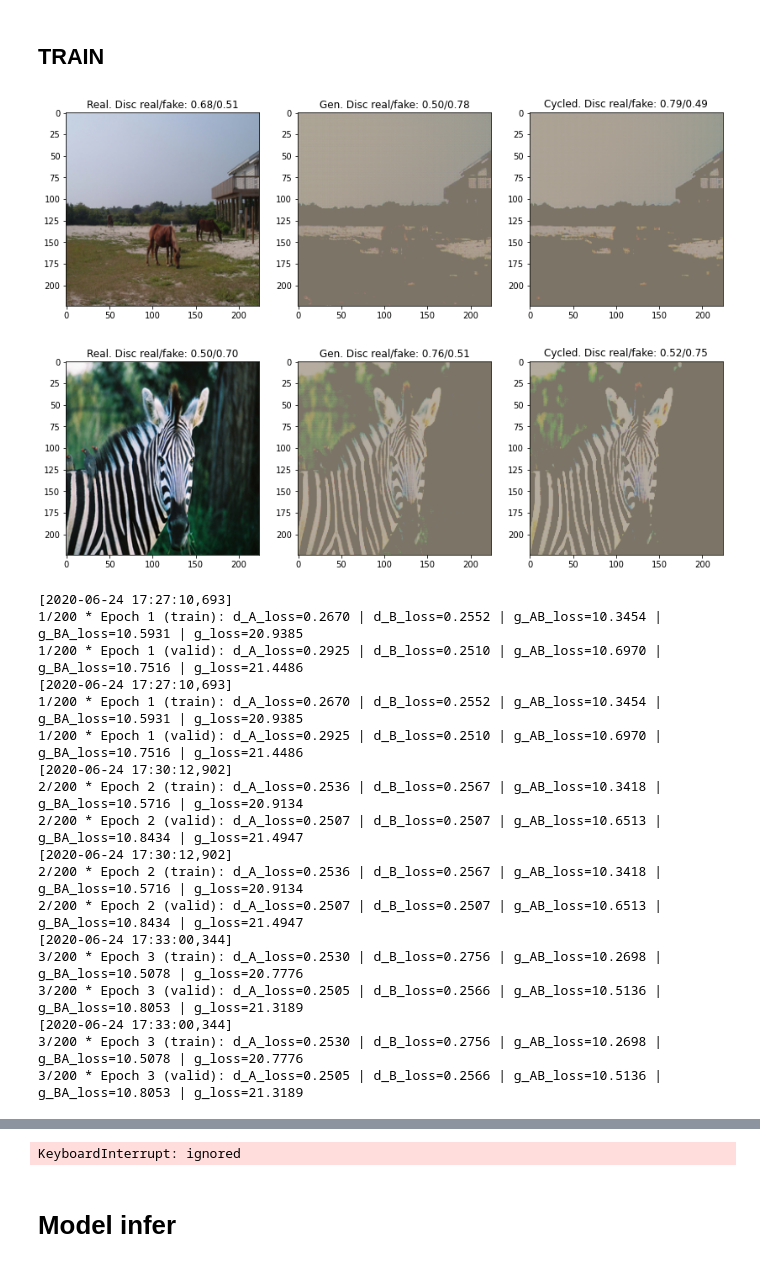
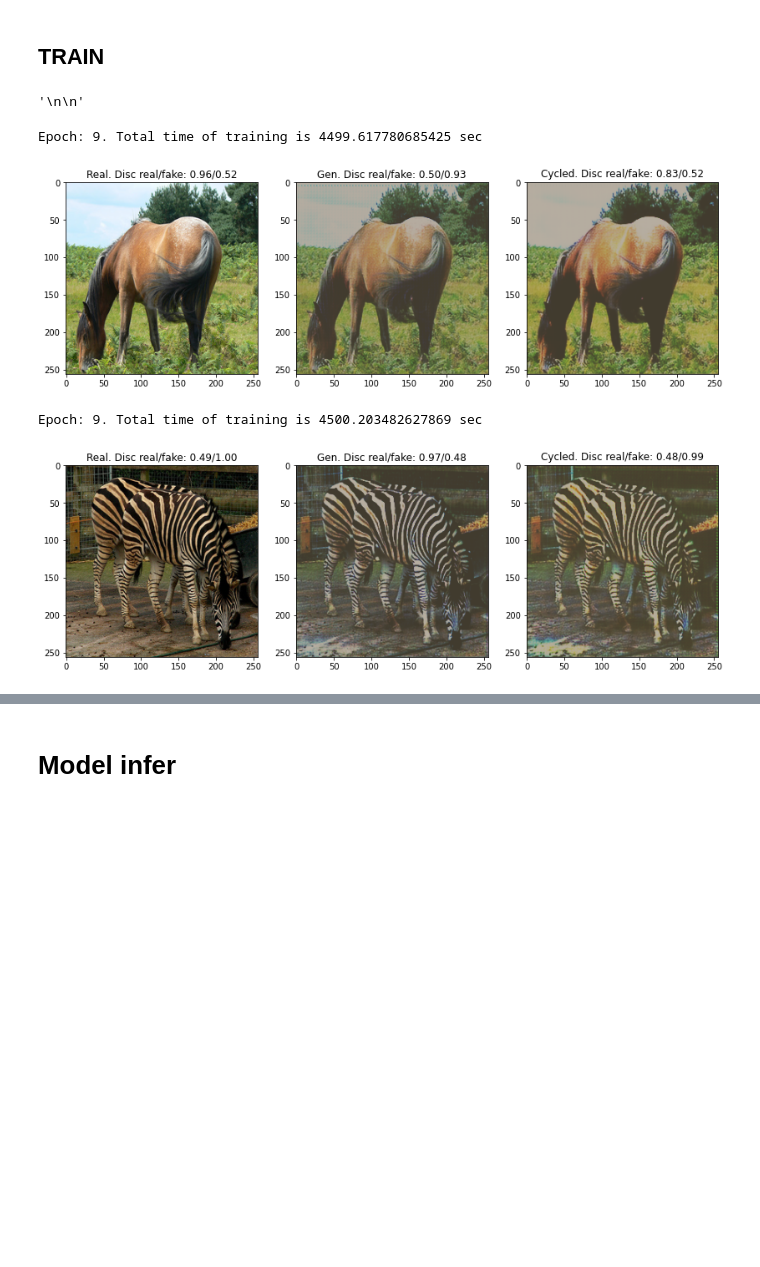
Before and after one commit to xxFirefly/CycleGAN, a Jupyter notebook: myCycleGAN.ipynb, the cells around one changed output, grey strips where cells are left out. Cells and saved outputs as stored; diff of their text form; code cells hidden in the pictures; blank space fills up the shorter version.

```diff
--- a/myCycleGAN.ipynb
+++ b/myCycleGAN.ipynb
@@ -592,9 +635,10 @@ optimizer = {
 # %%
-dummy = torch.ones(4, 3, 224, 224)
+dummy = torch.ones(1, 3, 256, 256)
 pred = g_AB(dummy)
-pred2 = g_BA(dummy)
-torch.cat((pred, pred2), axis = 0).shape
+#pred2 = g_BA(dummy)
+#torch.cat((pred, pred2), axis = 0).shape
 
-loss = nn.MSELoss()
-loss(dummy, torch.tensor(0))
+#loss = nn.MSELoss()
+#loss(dummy, torch.tensor(0))
+pred.shape
 # %% [output]
@@ -603,5 +646,11 @@ tensor(1.)
 # %% [markdown]
 ## TRAIN
+# %%
+dataset = iter(loaders["valid"])
+batch = next(dataset)
+# %%
+HORSE = batch['image'].cuda()
+ZEBRA = batch['B_image'].cuda()
 # %%
 from catalyst.dl import Callback, CallbackOrder, IRunner
 from IPython.display import clear_output
@@ -833,44 +971,32 @@ class GANRunner(dl.Runner):
+# %%
+logdir = "./logs_gan"
+
+callbacks = [
+    CustomInferCallback(50),
+]
+
+runner = GANRunner()
+
+
+"""
+
+"""
+# %% [output]
+'\n\n'
 # %%
-logdir = "./logs_gan"
-
-callbacks = [
-    CustomInferCallback(3),
-]
-
-runner = GANRunner()
 runner.train(
     model=model,
     optimizer=optimizer,
     loaders=loaders,
     callbacks=callbacks,
-    main_metric="g_loss",
+    main_metric="g_AB_loss",
     num_epochs=200,
     check=False,
     verbose=False,
     logdir=logdir,
 )
-
-"""
-
-"""
 # %% [output]
+Epoch: 9. Total time of training is 4499.617780685425 sec
-[figure, old version]
+[figure, new version]
+Epoch: 9. Total time of training is 4500.203482627869 sec
-[figure, old version]
+[figure, new version]
-[2020-06-24 17:27:10,693]
-1/200 * Epoch 1 (train): d_A_loss=0.2670 | d_B_loss=0.2552 | g_AB_loss=10.3454 | g_BA_loss=10.5931 | g_loss=20.9385
-1/200 * Epoch 1 (valid): d_A_loss=0.2925 | d_B_loss=0.2510 | g_AB_loss=10.6970 | g_BA_loss=10.7516 | g_loss=21.4486
-[2020-06-24 17:27:10,693]
-1/200 * Epoch 1 (train): d_A_loss=0.2670 | d_B_loss=0.2552 | g_AB_loss=10.3454 | g_BA_loss=10.5931 | g_loss=20.9385
-1/200 * Epoch 1 (valid): d_A_loss=0.2925 | d_B_loss=0.2510 | g_AB_loss=10.6970 | g_BA_loss=10.7516 | g_loss=21.4486
-[2020-06-24 17:30:12,902]
-2/200 * Epoch 2 (train): d_A_loss=0.2536 | d_B_loss=0.2567 | g_AB_loss=10.3418 | g_BA_loss=10.5716 | g_loss=20.9134
-2/200 * Epoch 2 (valid): d_A_loss=0.2507 | d_B_loss=0.2507 | g_AB_loss=10.6513 | g_BA_loss=10.8434 | g_loss=21.4947
-[2020-06-24 17:30:12,902]
-2/200 * Epoch 2 (train): d_A_loss=0.2536 | d_B_loss=0.2567 | g_AB_loss=10.3418 | g_BA_loss=10.5716 | g_loss=20.9134
-2/200 * Epoch 2 (valid): d_A_loss=0.2507 | d_B_loss=0.2507 | g_AB_loss=10.6513 | g_BA_loss=10.8434 | g_loss=21.4947
-[2020-06-24 17:33:00,344]
-3/200 * Epoch 3 (train): d_A_loss=0.2530 | d_B_loss=0.2756 | g_AB_loss=10.2698 | g_BA_loss=10.5078 | g_loss=20.7776
-3/200 * Epoch 3 (valid): d_A_loss=0.2505 | d_B_loss=0.2566 | g_AB_loss=10.5136 | g_BA_loss=10.8053 | g_loss=21.3189
-[2020-06-24 17:33:00,344]
-3/200 * Epoch 3 (train): d_A_loss=0.2530 | d_B_loss=0.2756 | g_AB_loss=10.2698 | g_BA_loss=10.5078 | g_loss=20.7776
-3/200 * Epoch 3 (valid): d_A_loss=0.2505 | d_B_loss=0.2566 | g_AB_loss=10.5136 | g_BA_loss=10.8053 | g_loss=21.3189
@@ -891,4 +1003,3 @@ runner.train(
-KeyboardInterrupt: ignored
 # %% [markdown]
 # Model infer
 # %%
```
Also changed, not shown: parts of 19 cells of this notebook.
